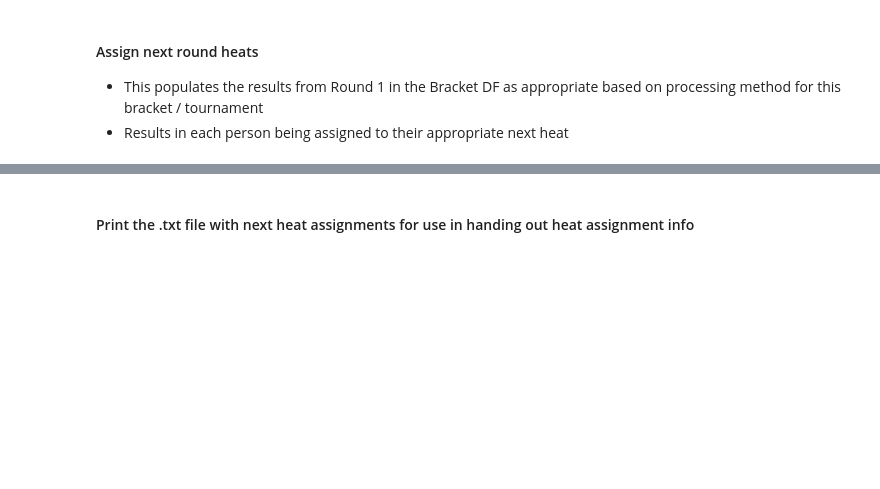
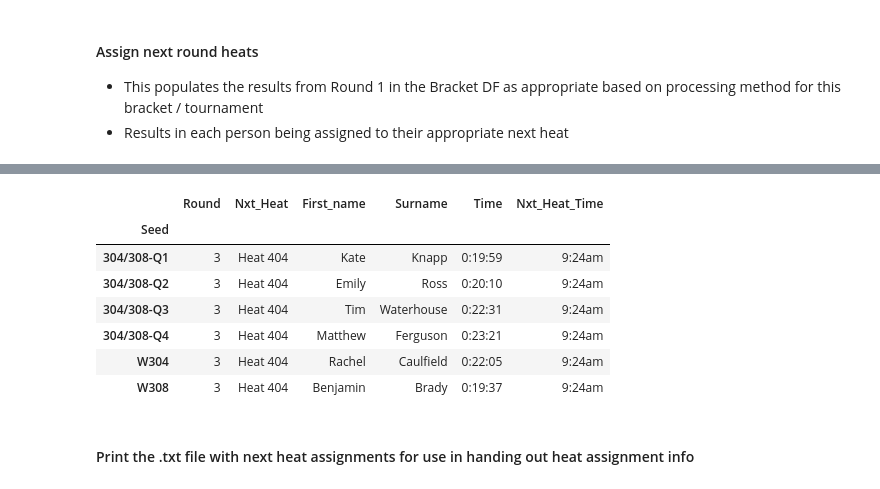
Before and after one commit to gcnuss/SART_Automation, a Jupyter notebook: 2018_SART_Prep_Test.ipynb, the cells around one changed output, grey strips where cells are left out. Cells and saved outputs as stored; diff of their text form; code cells hidden in the pictures; blank space fills up the shorter version.

Commit message:
Debugging Changes for 2018 Bracket with 56 people

```diff
--- a/2018_SART_Prep_Test.ipynb
+++ b/2018_SART_Prep_Test.ipynb
@@ -677,6 +736,15 @@ sart17.nxt_ht_assigns(r3_results, 3)
 # %%
 #visual for example purposes:
-sart17.bracket_df[(sart17.bracket_df['Nxt_Heat'] == 'Heat 411')]
+sart18_56.bracket_df[(sart18_56.bracket_df['Nxt_Heat'] == 'Heat 404')]
+# %% [output]
+|  | Round | Nxt_Heat | First_name | Surname | Time | Nxt_Heat_Time |
+| Seed |  |  |  |  |  |  |
+| 304/308-Q1 | 3 | Heat 404 | Kate | Knapp | 0:19:59 | 9:24am |
+| 304/308-Q2 | 3 | Heat 404 | Emily | Ross | 0:20:10 | 9:24am |
+| 304/308-Q3 | 3 | Heat 404 | Tim | Waterhouse | 0:22:31 | 9:24am |
+| 304/308-Q4 | 3 | Heat 404 | Matthew | Ferguson | 0:23:21 | 9:24am |
+| W304 | 3 | Heat 404 | Rachel | Caulfield | 0:22:05 | 9:24am |
+| W308 | 3 | Heat 404 | Benjamin | Brady | 0:19:37 | 9:24am |
 # %% [markdown]
 #### Print the .txt file with next heat assignments for use in handing out heat assignment info
 # %%
```
Also changed, not shown: parts of 27 cells of this notebook, 1 other file.
